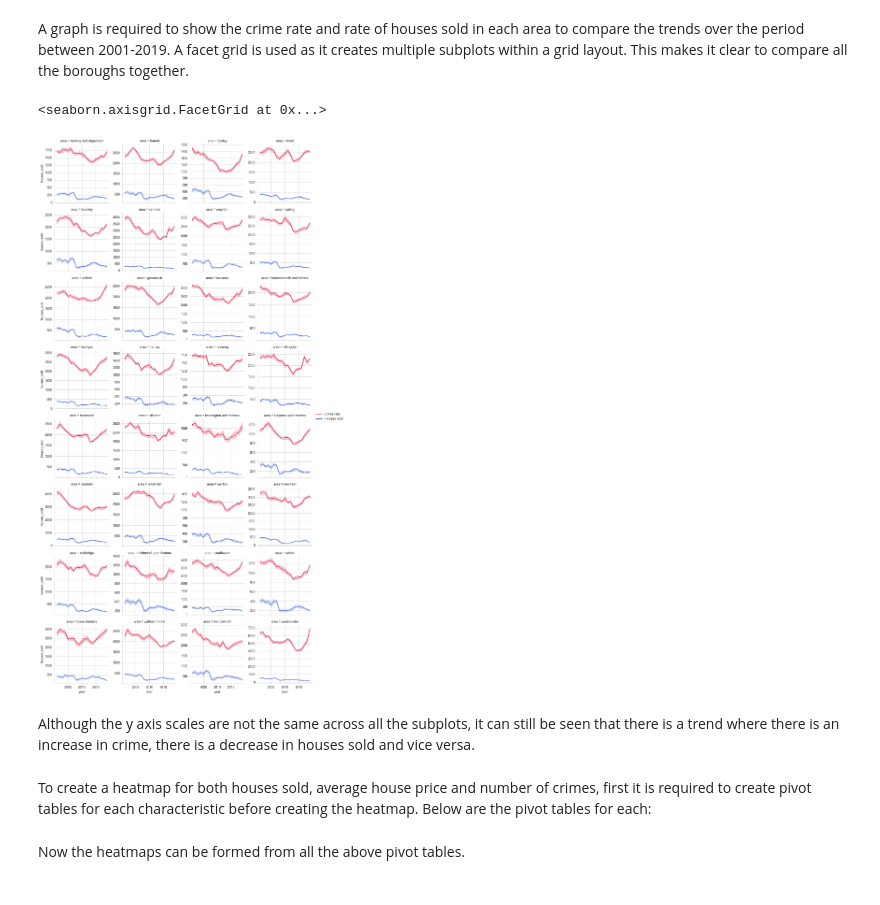
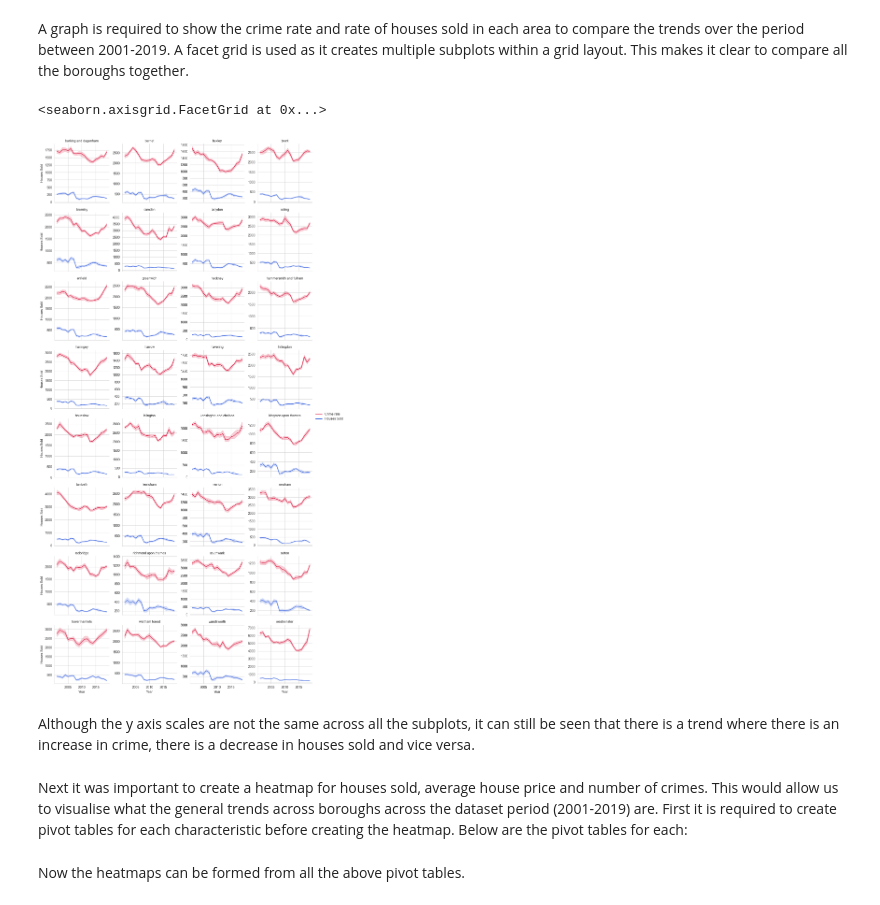
Before and after one commit to naqashb7/london_housing_analysis_project, a Jupyter notebook: jupyter_notebooks/Visualisations.ipynb, the cells around one changed output. Cells and saved outputs as stored; diff of their text form; code cells hidden in the pictures.

Commit message:
Visualisations Complete

```diff
--- a/jupyter_notebooks/Visualisations.ipynb
+++ b/jupyter_notebooks/Visualisations.ipynb
@@ -133,17 +133,19 @@ A graph is required to show the crime rate and rate of houses sold in each area
 # %%
 borough_facetgrid = sns.FacetGrid(clean_london_housing_data_df, col="area", col_wrap=4, height=3, sharey=False)
 
 borough_facetgrid.map(sns.lineplot, "year", "no_of_crimes",color= "crimson", label="Crime rate")
 borough_facetgrid.map(sns.lineplot, "year", "houses_sold", color= "royalblue", label="Houses Sold")
 
 borough_facetgrid.add_legend()
+borough_facetgrid.set_axis_labels("Year", "Houses Sold")
+borough_facetgrid.set_titles("{col_name}")
 # %% [output]
 <seaborn.axisgrid.FacetGrid at 0x...>
-[figure, old version]
+[figure, new version]
 # %% [markdown]
 Although the y axis scales are not the same across all the subplots, it can still be seen that there is a trend where there is an increase in crime, there is a decrease in houses sold and vice versa.
 # %% [markdown]
-To create a heatmap for both houses sold, average house price and number of crimes, first it is required to create pivot tables for each characteristic before creating the heatmap. Below are the pivot tables for each:
+Next it was important to create a heatmap for houses sold, average house price and number of crimes. This would allow us to visualise what the general trends across boroughs across the dataset period (2001-2019) are. First it is required to create pivot tables for each characteristic before creating the heatmap. Below are the pivot tables for each:
 # %%
 crime_pivot = clean_london_housing_data_df.pivot_table( index= "area", columns = "year", values = "no_of_crimes", aggfunc= "mean")
 # %%
```
Also changed, not shown: parts of 9 cells of this notebook.
